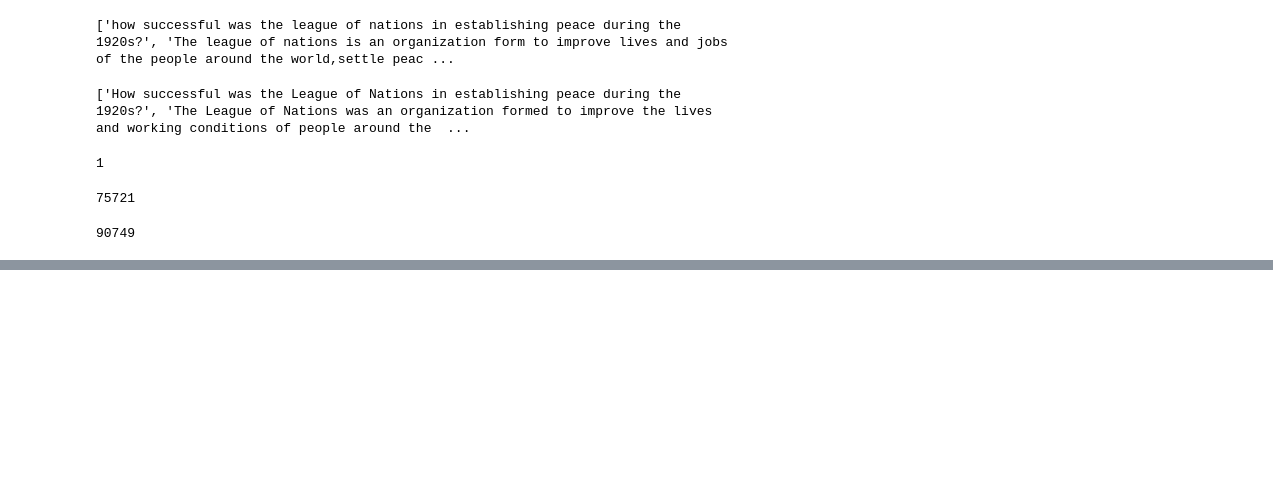
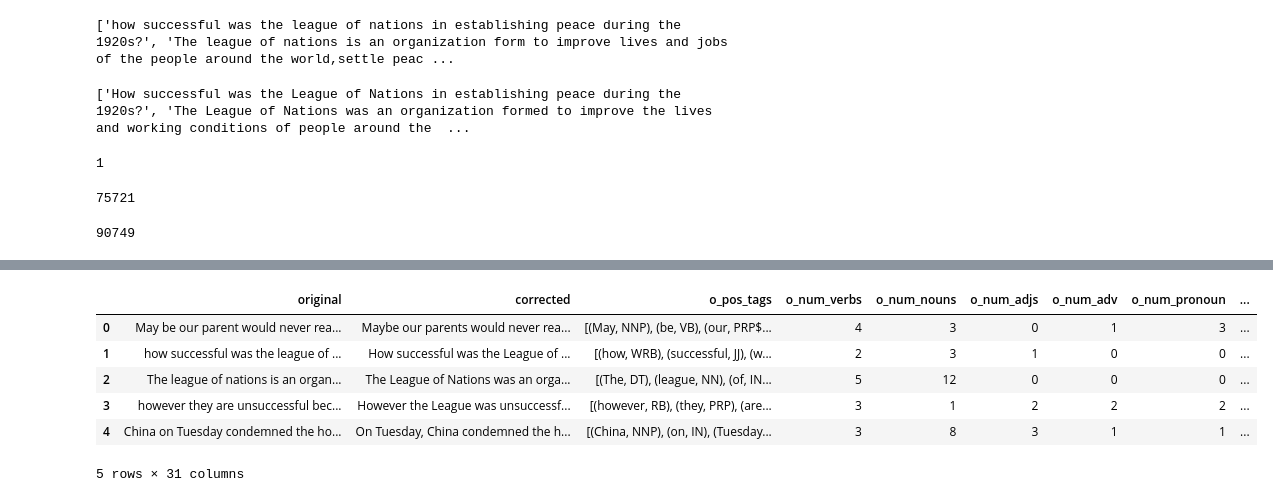
Before and after one commit to danish-sven/anlp-at2-gpt45, a Jupyter notebook: 1. Python Notebooks/data_cleaner_mandarin.ipynb, the cells around one changed output, grey strips where cells are left out. Drawn from its saved outputs; the diff is of its cells as text; code cells hidden in the pictures; blank space fills up the shorter version.

```diff
--- a/1. Python Notebooks/data_cleaner_mandarin.ipynb
+++ b/1. Python Notebooks/data_cleaner_mandarin.ipynb
@@ -232,0 +240,46 @@ df_single_sent.to_csv('../3. Cleaned Data/MDNtoEN_clean_SS.csv')
+# %%
+# count the number of verb, noun, adjective, adverb, pronoun, preposition, conjection, article, modal in original sentences
+df_cor_eda['o_num_verbs'] = df_cor_eda['o_pos_tags'].apply(lambda x: len([word for word, pos in x if pos.startswith('V')]))
+df_cor_eda['o_num_nouns'] = df_cor_eda['o_pos_tags'].apply(lambda x: len([word for word, pos in x if pos.startswith('N')]))
+df_cor_eda['o_num_adjs'] = df_cor_eda['o_pos_tags'].apply(lambda x: len([word for word, pos in x if pos.startswith('J')]))
+df_cor_eda['o_num_adv'] = df_cor_eda['o_pos_tags'].apply(lambda x: len([word for word, pos in x if pos.startswith('RB')]))
+df_cor_eda['o_num_pronoun'] = df_cor_eda['o_pos_tags'].apply(lambda x: len([word for word, pos in x if pos.startswith('PRP')]))
+df_cor_eda['o_num_preposition'] = df_cor_eda['o_pos_tags'].apply(lambda x: len([word for word, pos in x if pos.startswith('IN')]))
+df_cor_eda['o_num_conjunction'] = df_cor_eda['o_pos_tags'].apply(lambda x: len([word for word, pos in x if pos.startswith('CC')]))
+df_cor_eda['o_num_article'] = df_cor_eda['o_pos_tags'].apply(lambda x: len([word for word, pos in x if pos.startswith('DT')]))
+df_cor_eda['o_num_modal'] = df_cor_eda['o_pos_tags'].apply(lambda x: len([word for word, pos in x if pos.startswith('MD')]))
+# %%
+# create the pos tags for corrected sentences and name the column 'c_pos_tags'
+df_cor_eda['c_pos_tags']=df_cor_eda['corrected'].apply(lambda x: nltk.pos_tag(word_tokenize(x)))
+# %%
+# count the number of verb, noun, adjective, adverb, pronoun, preposition, conjection, article, modal in corrected sentences
+df_cor_eda['c_num_verbs'] = df_cor_eda['c_pos_tags'].apply(lambda x: len([word for word, pos in x if pos.startswith('V')]))
+df_cor_eda['c_num_nouns'] = df_cor_eda['c_pos_tags'].apply(lambda x: len([word for word, pos in x if pos.startswith('N')]))
+df_cor_eda['c_num_adjs'] = df_cor_eda['c_pos_tags'].apply(lambda x: len([word for word, pos in x if pos.startswith('J')]))
+df_cor_eda['c_num_adv'] = df_cor_eda['c_pos_tags'].apply(lambda x: len([word for word, pos in x if pos.startswith('RB')]))
+df_cor_eda['c_num_pronoun'] = df_cor_eda['c_pos_tags'].apply(lambda x: len([word for word, pos in x if pos.startswith('PRP')]))
+df_cor_eda['c_num_preposition'] = df_cor_eda['c_pos_tags'].apply(lambda x: len([word for word, pos in x if pos.startswith('IN')]))
+df_cor_eda['c_num_conjunction'] = df_cor_eda['c_pos_tags'].apply(lambda x: len([word for word, pos in x if pos.startswith('CC')]))
+df_cor_eda['c_num_article'] = df_cor_eda['c_pos_tags'].apply(lambda x: len([word for word, pos in x if pos.startswith('DT')]))
+df_cor_eda['c_num_modal'] = df_cor_eda['c_pos_tags'].apply(lambda x: len([word for word, pos in x if pos.startswith('MD')]))
+# %%
+# count the differences for number of verb, noun, adjective, adverb, pronoun, preposition, conjection, article, modal between corrected and original sentences
+df_cor_eda['num_verbs_diff'] = df_cor_eda['c_num_verbs'] - df_cor_eda['o_num_verbs']
+df_cor_eda['num_nouns_diff'] = df_cor_eda['c_num_nouns'] - df_cor_eda['o_num_nouns']
+df_cor_eda['num_adjs_diff'] = df_cor_eda['c_num_adjs'] - df_cor_eda['o_num_adjs']
+df_cor_eda['num_adv_diff'] = df_cor_eda['c_num_adv'] - df_cor_eda['o_num_adv']
+df_cor_eda['num_pronoun_diff'] = df_cor_eda['c_num_pronoun'] - df_cor_eda['o_num_pronoun']
+df_cor_eda['num_preposition_diff'] = df_cor_eda['c_num_preposition'] - df_cor_eda['o_num_preposition']
+df_cor_eda['num_conjunction_diff'] = df_cor_eda['c_num_conjunction'] - df_cor_eda['o_num_conjunction']
+df_cor_eda['num_article_diff'] = df_cor_eda['c_num_article'] - df_cor_eda['o_num_article']
+df_cor_eda['num_modal_diff'] = df_cor_eda['c_num_modal'] - df_cor_eda['o_num_modal']
+# %%
+df_cor_eda.head()
+# %% [output]
+|  | original | corrected | o_pos_tags | o_num_verbs | o_num_nouns | o_num_adjs | o_num_adv | o_num_pronoun | ... |
+| 0 | May be our parent would never rea... | Maybe our parents would never rea... | [(May, NNP), (be, VB), (our, PRP$... | 4 | 3 | 0 | 1 | 3 | ... |
+| 1 | how successful was the league of ... | How successful was the League of ... | [(how, WRB), (successful, JJ), (w... | 2 | 3 | 1 | 0 | 0 | ... |
+| 2 | The league of nations is an organ... | The League of Nations was an orga... | [(The, DT), (league, NN), (of, IN... | 5 | 12 | 0 | 0 | 0 | ... |
+| 3 | however they are unsuccessful bec... | However the League was unsuccessf... | [(however, RB), (they, PRP), (are... | 3 | 1 | 2 | 2 | 2 | ... |
+| 4 | China on Tuesday condemned the ho... | On Tuesday, China condemned the h... | [(China, NNP), (on, IN), (Tuesday... | 3 | 8 | 3 | 1 | 1 | ... |
+5 rows × 31 columns
```
Also changed, not shown: parts of 6 cells of this notebook, 2 other files.
